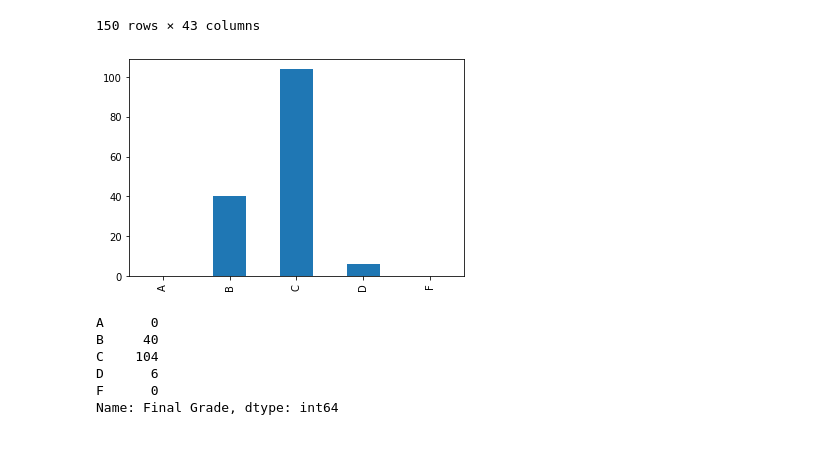
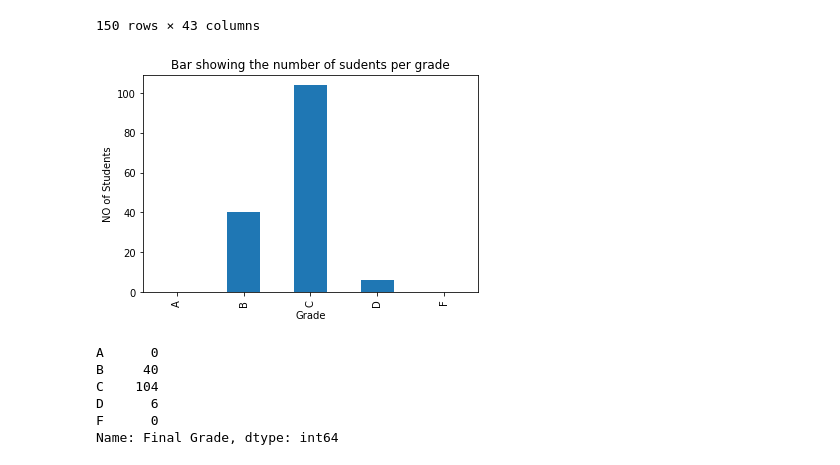
Before and after one commit to Noahkimtai/Marks_grading, a Jupyter notebook: Untitled.ipynb, the cells around one changed output. Saved outputs shown, nothing was run; the diff lists cells and outputs as text; code cells hidden in the pictures.

```diff
--- a/Untitled.ipynb
+++ b/Untitled.ipynb
@@ -304,10 +304,13 @@ allMarks.sort_values(by = ['Last Name','First Name'])
 # %%
 #plot grades to show distribution
 gradeCounts = allMarks['Final Grade'].value_counts().sort_index()
 gradeCounts.plot.bar() # you can use .plot.hist() to plot an histogram istead
+plt.ylabel('NO of Students')
+plt.xlabel('Grade')
+plt.title('Bar showing the number of sudents per grade')
 plt.show()
 # %% [output]
-[figure, old version]
+[figure, new version]
 # %%
 gradeCounts
 # %% [output]
```
Also changed, not shown: 10 other files.
